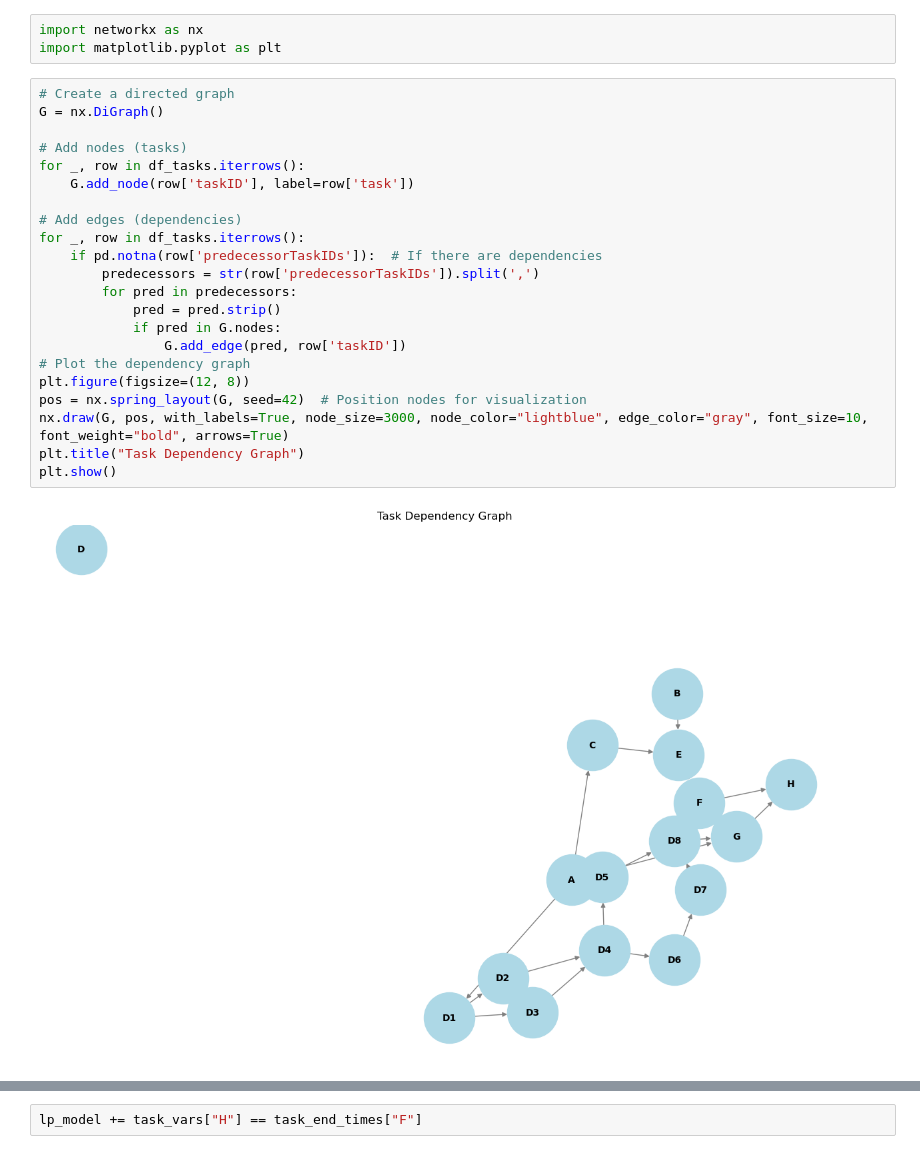
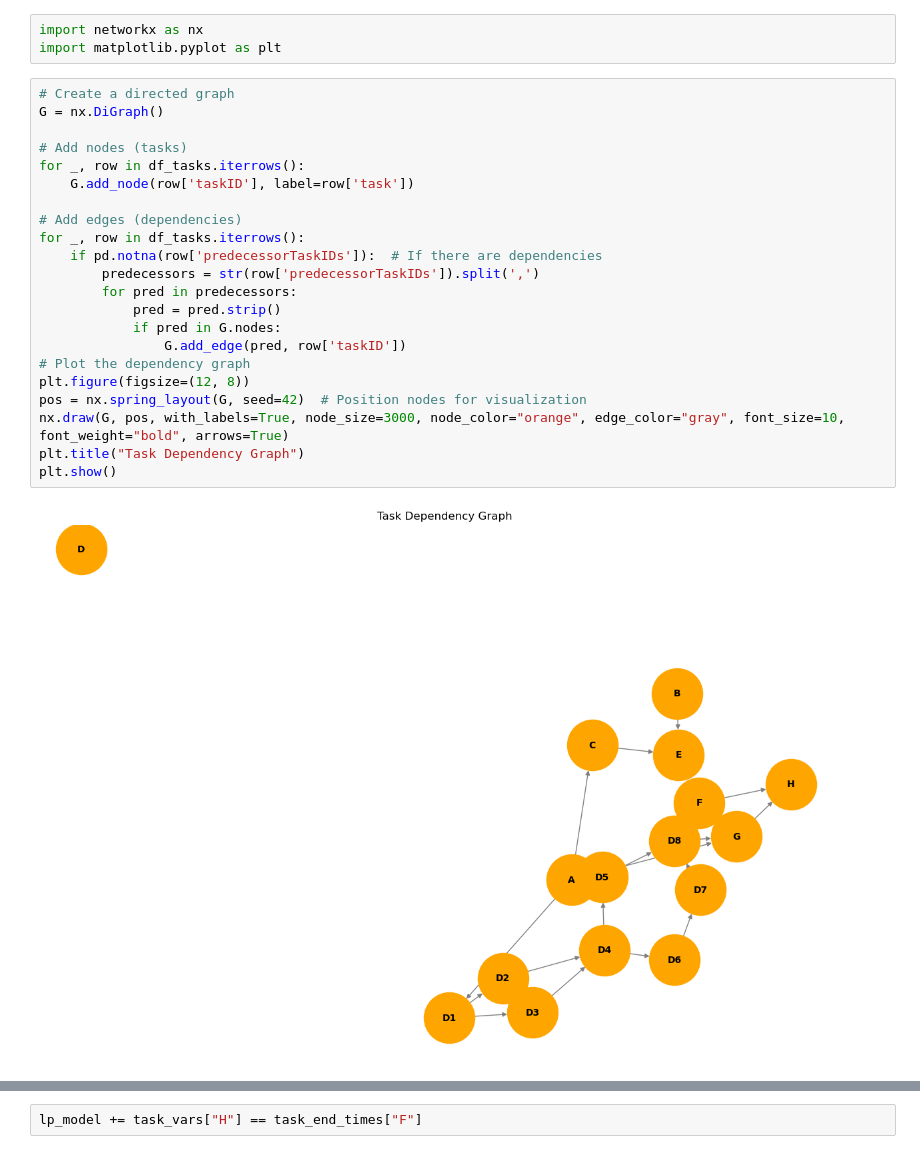
Before and after one commit to maddylok/Lok-MSDS-460-Assignment-2, a Jupyter notebook: Assignment2.ipynb, the cells around one changed output, grey strips where cells are left out. Drawn from its saved outputs; the diff is of its cells as text.

```diff
--- a/Assignment2.ipynb
+++ b/Assignment2.ipynb
@@ -120,25 +111,25 @@ import matplotlib.pyplot as plt
 # %%
 # Create a directed graph
 G = nx.DiGraph()
 
 # Add nodes (tasks)
 for _, row in df_tasks.iterrows():
     G.add_node(row['taskID'], label=row['task'])
 
 # Add edges (dependencies)
 for _, row in df_tasks.iterrows():
     if pd.notna(row['predecessorTaskIDs']):  # If there are dependencies
         predecessors = str(row['predecessorTaskIDs']).split(',')
         for pred in predecessors:
             pred = pred.strip()
             if pred in G.nodes:
                 G.add_edge(pred, row['taskID'])
 # Plot the dependency graph
 plt.figure(figsize=(12, 8))
 pos = nx.spring_layout(G, seed=42)  # Position nodes for visualization
-nx.draw(G, pos, with_labels=True, node_size=3000, node_color="lightblue", edge_color="gray", font_size=10, font_weight="bold", arrows=True)
+nx.draw(G, pos, with_labels=True, node_size=3000, node_color="orange", edge_color="gray", font_size=10, font_weight="bold", arrows=True)
 plt.title("Task Dependency Graph")
 plt.show()
 # %% [output]
-[figure, old version]
+[figure, new version]
 # %%
```
Also changed, not shown: parts of 24 cells of this notebook, 1 other file.
